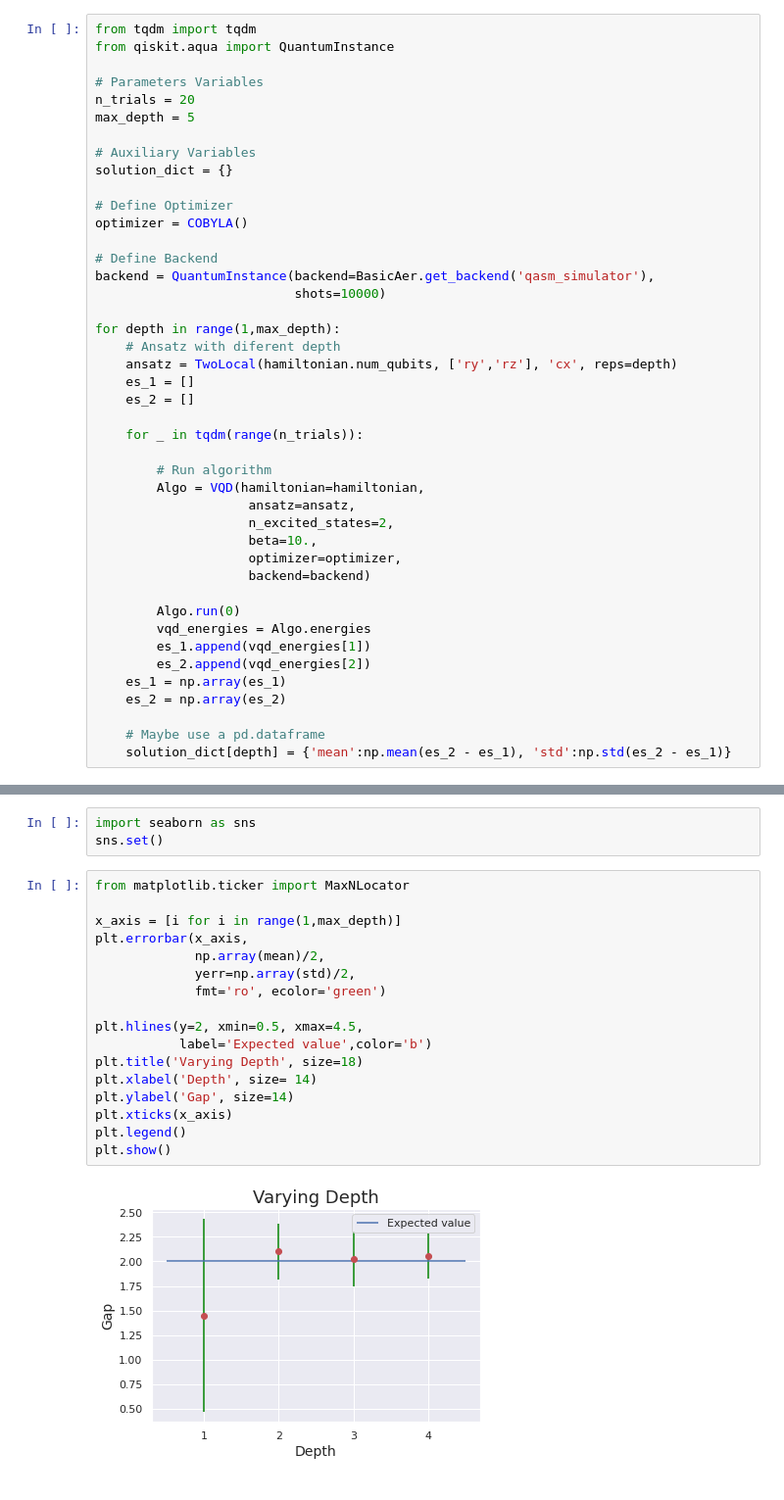
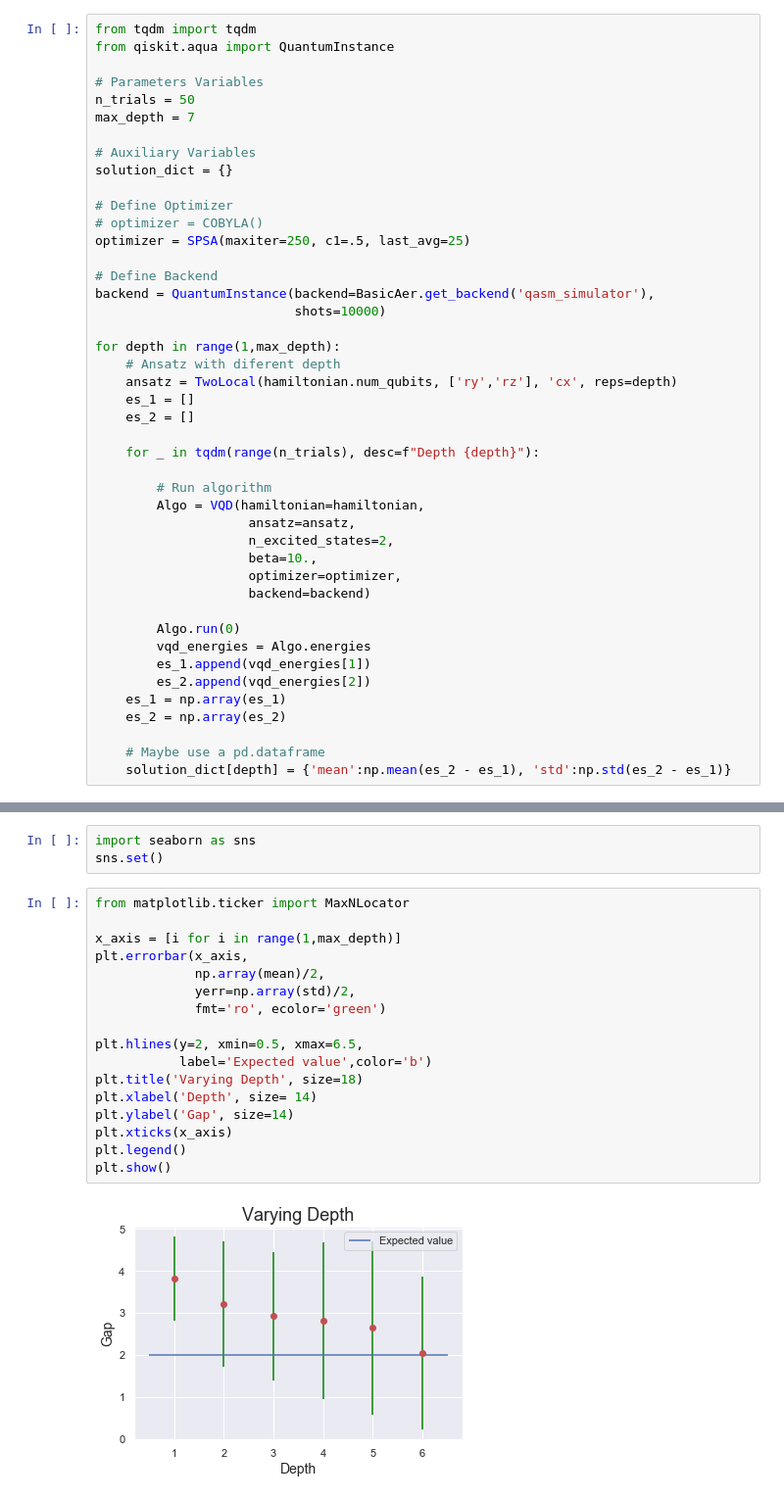
Before and after one commit to nahumsa/volta, a Jupyter notebook: Notebooks/BCS/02-Ansatz_Depth.ipynb, the cells around one changed output, grey strips where cells are left out. Shown: that part at 98% size. Cells and saved outputs as stored; diff of their text form.

Commit message:
Added depth analysis of various optimizers

```diff
--- a/Notebooks/BCS/02-Ansatz_Depth.ipynb
+++ b/Notebooks/BCS/02-Ansatz_Depth.ipynb
@@ -73,14 +73,15 @@ from tqdm import tqdm
 from qiskit.aqua import QuantumInstance
 
 # Parameters Variables
-n_trials = 20
-max_depth = 5
+n_trials = 50
+max_depth = 7
 
 # Auxiliary Variables
 solution_dict = {}
 
 # Define Optimizer
-optimizer = COBYLA()
+# optimizer = COBYLA()
+optimizer = SPSA(maxiter=250, c1=.5, last_avg=25)
 
 # Define Backend
 backend = QuantumInstance(backend=BasicAer.get_backend('qasm_simulator'),
@@ -92,7 +93,7 @@ for depth in range(1,max_depth):
     es_1 = []
     es_2 = []
 
-    for _ in tqdm(range(n_trials)):
+    for _ in tqdm(range(n_trials), desc=f"Depth {depth}"):
 
         # Run algorithm
         Algo = VQD(hamiltonian=hamiltonian,
@@ -130,19 +133,19 @@ sns.set()
 # %%
 from matplotlib.ticker import MaxNLocator
 
 x_axis = [i for i in range(1,max_depth)]
 plt.errorbar(x_axis,
              np.array(mean)/2,
              yerr=np.array(std)/2,
              fmt='ro', ecolor='green')
 
-plt.hlines(y=2, xmin=0.5, xmax=4.5,
+plt.hlines(y=2, xmin=0.5, xmax=6.5,
            label='Expected value',color='b')
 plt.title('Varying Depth', size=18)
 plt.xlabel('Depth', size= 14)
 plt.ylabel('Gap', size=14)
 plt.xticks(x_axis)
 plt.legend()
 plt.show()
 # %% [output]
-[figure, old version]
+[figure, new version]
```
Also changed, not shown: parts of 8 cells of this notebook, 4 other files.
